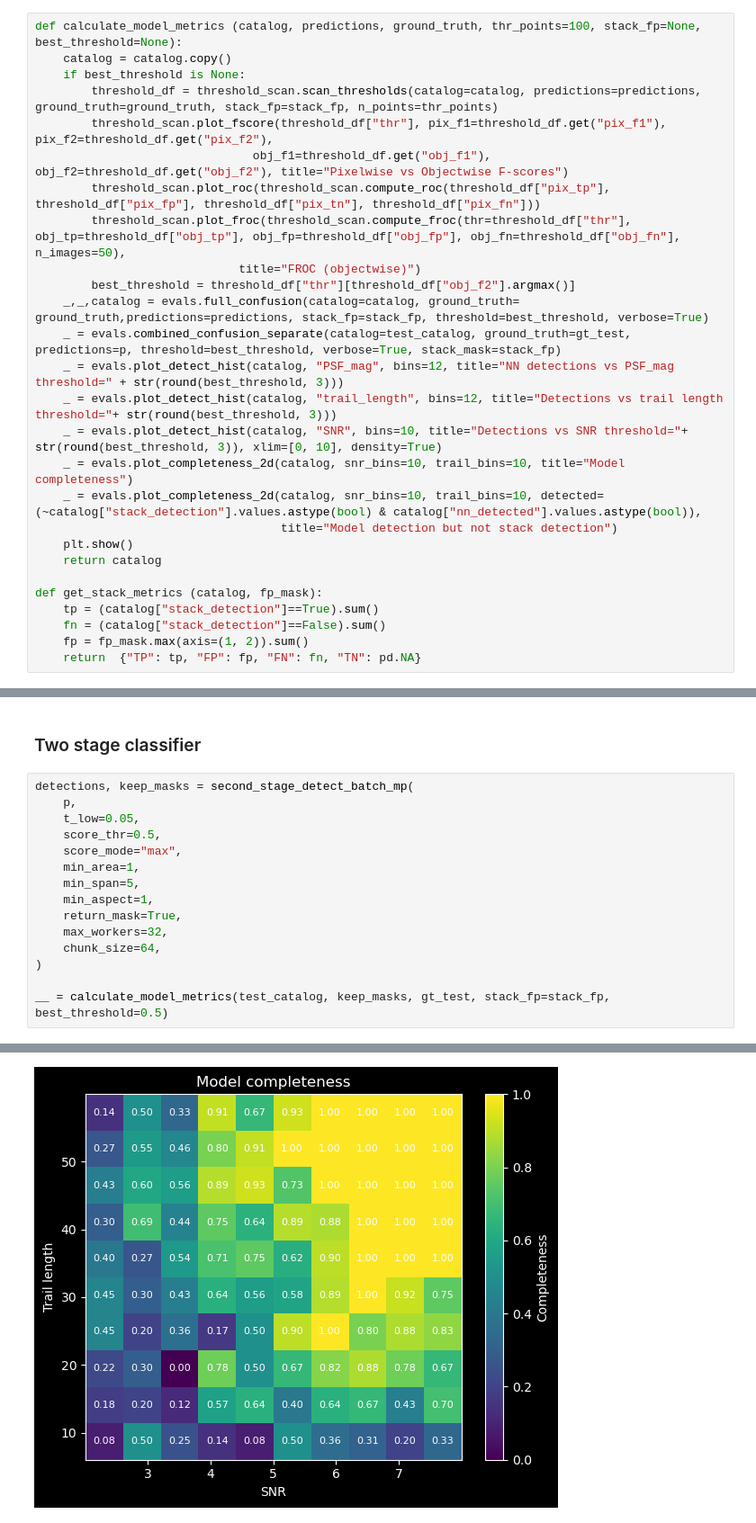
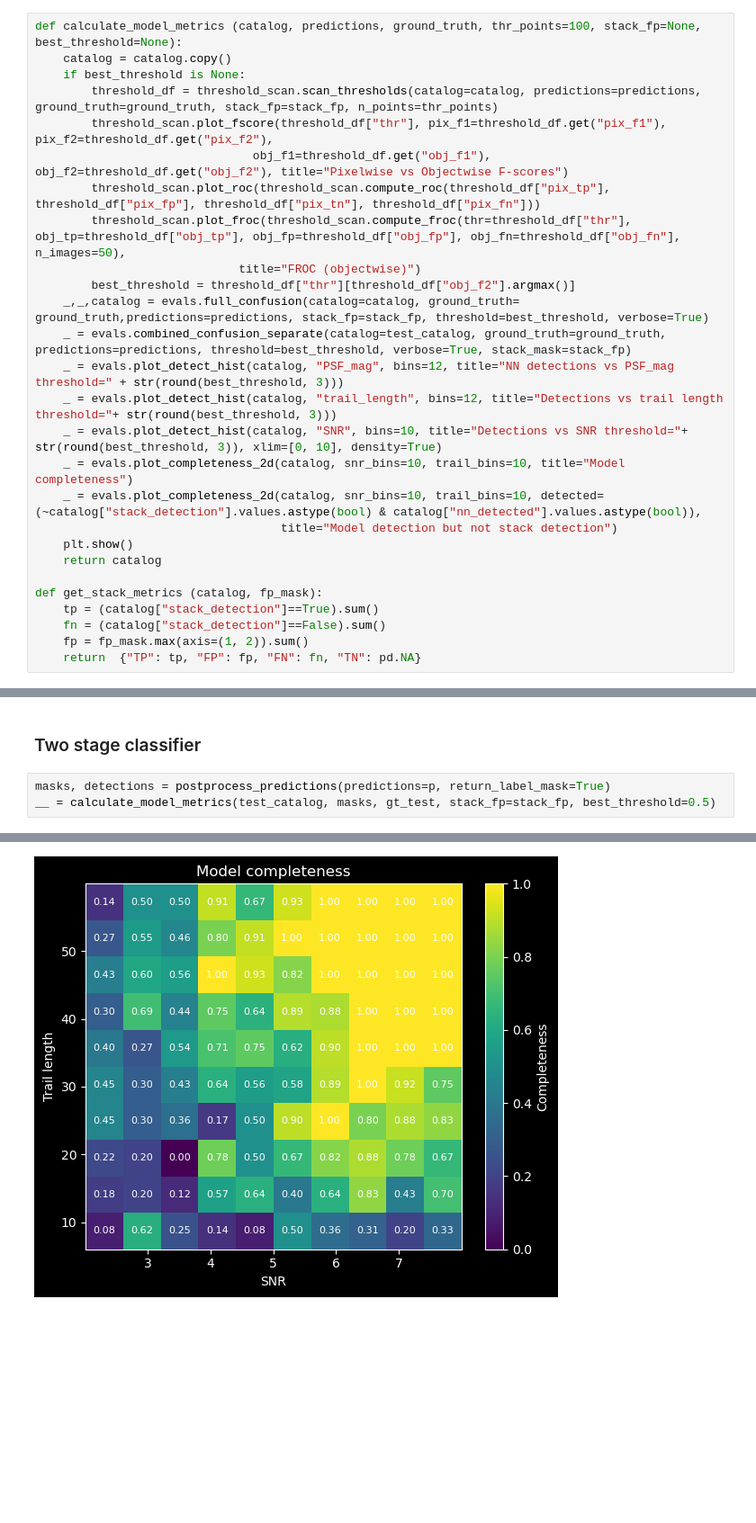
Before and after one commit to dirac-institute/Asteroid_detection_CNN, a Jupyter notebook: Evaluation.ipynb, the cells around one changed output, grey strips where cells are left out. Shown at 90% size. Cells and saved outputs as stored; diff of their text form; blank space fills up the shorter version.

Commit message:
Added better recreation of LSST stack pipline.

```diff
--- a/Evaluation.ipynb
+++ b/Evaluation.ipynb
@@ -37,7 +41,7 @@ def calculate_model_metrics (catalog, predictions, ground_truth, thr_points=100,
                              title="FROC (objectwise)")
         best_threshold = threshold_df["thr"][threshold_df["obj_f2"].argmax()]
     _,_,catalog = evals.full_confusion(catalog=catalog, ground_truth= ground_truth,predictions=predictions, stack_fp=stack_fp, threshold=best_threshold, verbose=True)
-    _ = evals.combined_confusion_separate(catalog=test_catalog, ground_truth=gt_test, predictions=p, threshold=best_threshold, verbose=True, stack_mask=stack_fp)
+    _ = evals.combined_confusion_separate(catalog=test_catalog, ground_truth=ground_truth, predictions=predictions, threshold=best_threshold, verbose=True, stack_mask=stack_fp)
     _ = evals.plot_detect_hist(catalog, "PSF_mag", bins=12, title="NN detections vs PSF_mag threshold=" + str(round(best_threshold, 3)))
     _ = evals.plot_detect_hist(catalog, "trail_length", bins=12, title="Detections vs trail length threshold="+ str(round(best_threshold, 3)))
     _ = evals.plot_detect_hist(catalog, "SNR", bins=10, title="Detections vs SNR threshold="+ str(round(best_threshold, 3)), xlim=[0, 10], density=True)
@@ -709,19 +435,7 @@ Actual Positive                  85                 915
 # %% [markdown]
 ### Two stage classifier
 # %%
-detections, keep_masks = second_stage_detect_batch_mp(
-    p,
-    t_low=0.05,
-    score_thr=0.5,
-    score_mode="max",
-    min_area=1,
-    min_span=5,
-    min_aspect=1,
-    return_mask=True,
-    max_workers=32,
-    chunk_size=64,
-)
-
-__ = calculate_model_metrics(test_catalog, keep_masks, gt_test, stack_fp=stack_fp, best_threshold=0.5)
+masks, detections = postprocess_predictions(predictions=p, return_label_mask=True)
+__ = calculate_model_metrics(test_catalog, masks, gt_test, stack_fp=stack_fp, best_threshold=0.5)
 # %% [output]
 Object-level Confusion Matrix
@@ -747,4 +461,4 @@ Actual Positive                  85                 915
-[figure, old version]
+[figure, new version]
 [figure]
 # %%
 fig, ax = plt.subplots(1, 3, figsize=(15, 5))
```
Also changed, not shown: parts of 6 cells of this notebook, 2 other files.
